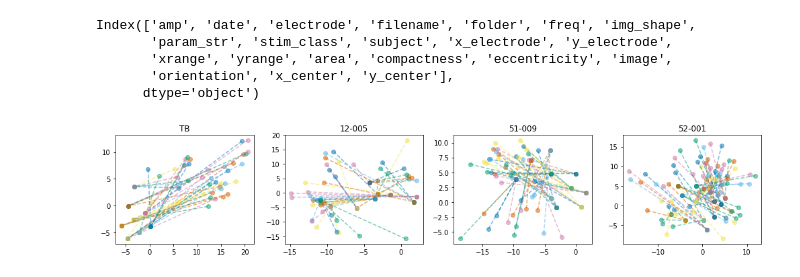
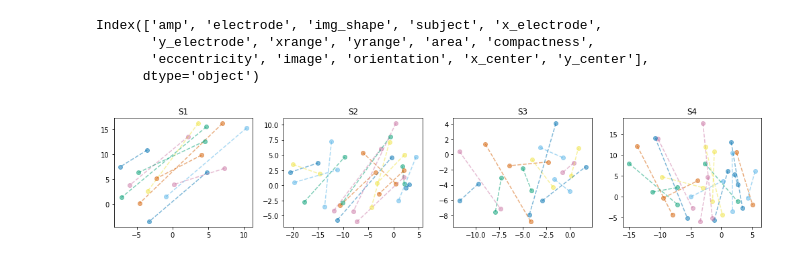
Before and after one commit to VisCog/ArgusShapes, a Jupyter notebook: examples/notebooks/fig5-phosphene-location.ipynb, the cells around one changed output. Drawn from its saved outputs; the diff is of its cells as text; code cells hidden in the pictures.

Commit message:
update ipynb plotting

```diff
--- a/examples/notebooks/fig5-phosphene-location.ipynb
+++ b/examples/notebooks/fig5-phosphene-location.ipynb
@@ -70,26 +15,23 @@ subjects = ['TB', '12-005', '51-009', '52-001']
+# %%
+datafolder = os.environ['ARGUS_SHAPES_DATA']
+subjectdata = argus_shapes.load_subjects(os.path.join(datafolder, 'subjects.csv'))
+# %%
+subjects = subjectdata.index.sort_values()
 # %%
-datafolder = os.path.join(os.environ['SECOND_SIGHT_DATA'], 'shape')
 features = []
 targets = []
 for subject in subjects:
-    f, t = argus_shapes.load_data(datafolder, subject=subject,
-                                electrodes=use_electrodes[subject],
-                                amplitude=2.0, random_state=42)
-    xyrange = np.array([np.diff(subject_params[subject]['xrange'])[0],
-                        np.diff(subject_params[subject]['yrange'])[0]])
-    t['area'] = [y['area'] / np.prod(x['img_shape']) * np.prod(xyrange)
-                 for (_, x), (_, y) in zip(f.iterrows(), t.iterrows())]
-    t['orientation'] = np.rad2deg(t['orientation'])
-    t['compactness'] = 1.0 / (t['compactness'] / (4 * np.pi))
-    t['electrode'] = ['%s%d' % (row['electrode'][0], int(row['electrode'][1:]))
-                      for _, row in t.iterrows()]
-    argus = subject_params[subject]['implant_type'](x_center=subject_params[subject]['implant_x'],
-                                                    y_center=subject_params[subject]['implant_y'],
-                                                    rot=subject_params[subject]['implant_rot'])
+    f, t = argus_shapes.load_data(os.path.join(datafolder, 'drawings_single.csv'),
+                                  subject=subject, amp=2.0, random_state=42)
+    f, t = argus_shapes.calc_mean_images(f, t, max_area=1.5)
+    implant_type = subjectdata.loc[subject, 'implant_type']
+    argus = implant_type(x_center=subjectdata.loc[subject, 'implant_x'],
+                         y_center=subjectdata.loc[subject, 'implant_y'],
+                         rot=subjectdata.loc[subject, 'implant_rot'])
     f['x_electrode'] = [argus[row['electrode']].x_center for _, row in t.iterrows()]
     f['y_electrode'] = [argus[row['electrode']].y_center for _, row in t.iterrows()]
-    f['xrange'] = [subject_params[subject]['xrange'] for _ in f.iterrows()]
-    f['yrange'] = [subject_params[subject]['yrange'] for _ in f.iterrows()]
+    f['xrange'] = [subjectdata.loc[subject, 'xrange'] for _ in f.iterrows()]
+    f['yrange'] = [subjectdata.loc[subject, 'yrange'] for _ in f.iterrows()]
     features.append(f)
     targets.append(t)
 # %%
@@ -101,21 +43,20 @@ markers = ['o', 's', 'v', '^']
 # %%
 Xy.columns
 # %% [output]
-Index(['amp', 'date', 'electrode', 'filename', 'folder', 'freq', 'img_shape',
-       'param_str', 'stim_class', 'subject', 'x_electrode', 'y_electrode',
-       'xrange', 'yrange', 'area', 'compactness', 'eccentricity', 'image',
-       'orientation', 'x_center', 'y_center'],
+Index(['amp', 'electrode', 'img_shape', 'subject', 'x_electrode',
+       'y_electrode', 'xrange', 'yrange', 'area', 'compactness',
+       'eccentricity', 'image', 'orientation', 'x_center', 'y_center'],
       dtype='object')
 # %%
 fig, axes = plt.subplots(ncols=len(subjects), figsize=(14, 3))
 for (subject, data), ax in zip(Xy.groupby('subject', sort=False), axes):
     for _, row in data.iterrows():
-        px = row['y_center'] / row['img_shape'][1] * np.diff(row['xrange'])[0] + row['xrange'][0]
-        py = row['x_center'] / row['img_shape'][0] * np.diff(row['yrange'])[0] + row['yrange'][0]
-        ex = row['x_electrode'] / 293
-        ey = row['y_electrode'] / 293
+        px = row['x_center'] / row['img_shape'][1] * np.diff(row['xrange'])[0] + row['xrange'][0]
+        py = row['y_center'] / row['img_shape'][0] * np.diff(row['yrange'])[0] + row['yrange'][0]
+        ex = row['x_electrode'] / 288
+        ey = -row['y_electrode'] / 288
         ax.plot([px, ex], [py, ey], 'o--', alpha=0.5)
         ax.set_title(subject)
 fig.tight_layout()
 # %% [output]
-[figure, old version]
+[figure, new version]
```
Also changed, not shown: parts of 4 cells of this notebook, 10 other files.
